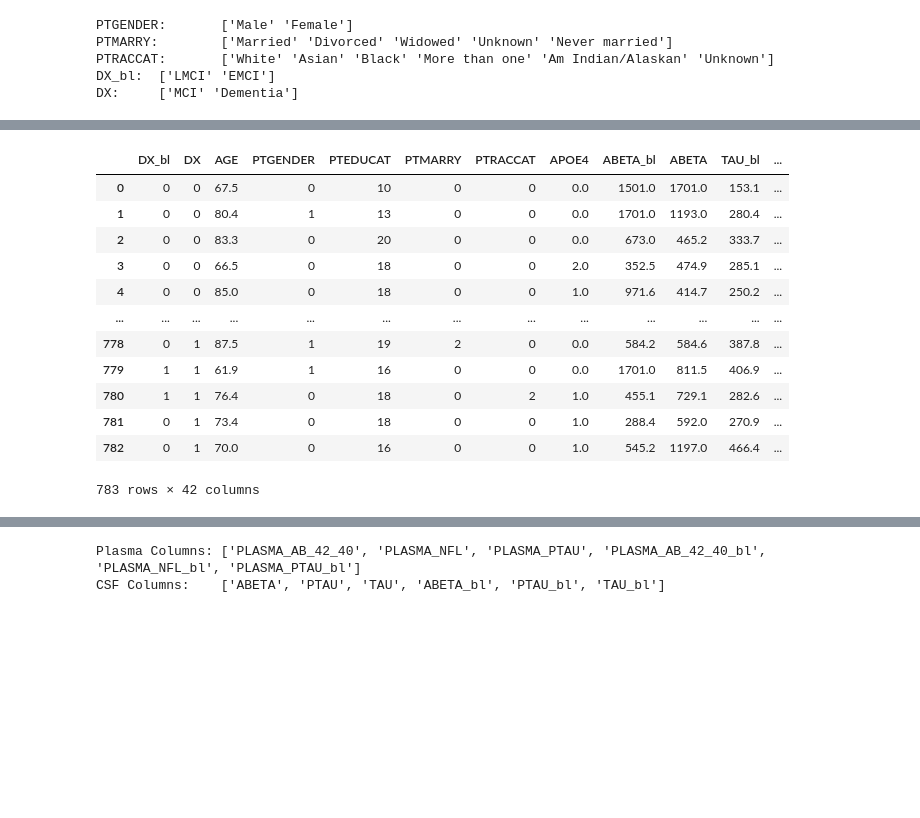
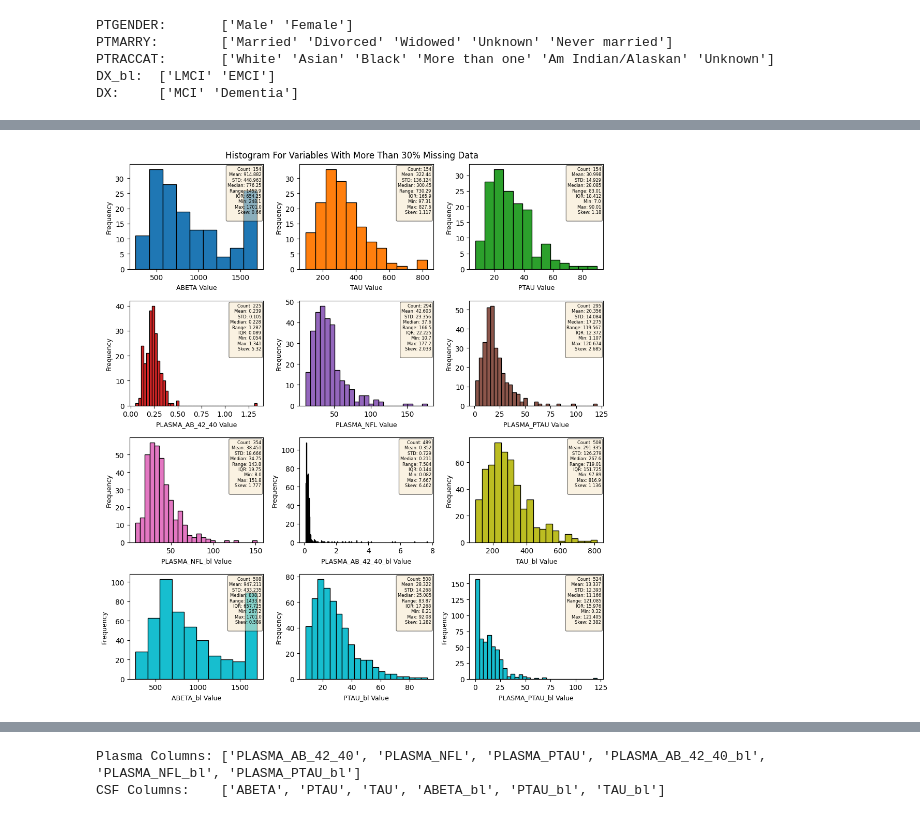
Before and after one commit to raoalihasan1/ML-MCI-AD-Conversion, a Jupyter notebook: data_preprocessing.ipynb, the cells around one changed output, grey strips where cells are left out. Drawn from its saved outputs; the diff is of its cells as text; code cells hidden in the pictures; blank space fills up the shorter version.

```diff
--- a/data_preprocessing.ipynb
+++ b/data_preprocessing.ipynb
@@ -497,22 +500,21 @@ dtype: int64
+# %%
+# Find the names of the columns that have more than 30% of the data missing
+missing_more_than = 30
+column_names = null_count_percent[null_count_percent > missing_more_than].index
+
+# Create a new df of those specific columns
+missing_data_df = merged_df[column_names]
+
+
+# Plot the histograms for all those columns and the
+# numerical statistics calculated above visually
+cols_histogram_of_df(
+    missing_data_df,
+    f"Histogram For Variables With More Than {missing_more_than}% Missing Data",
+)
+# %% [output]
+[figure, added]
 # %%
-# Convert numerical values that are objects into float64 to be able to apply MICE forest
+# Convert numerical values that are objects into float64 to be able to apply imputation
 for col in merged_df.select_dtypes(include=["object"]).columns:
     merged_df[col] = pd.to_numeric(merged_df[col])
-
-# Use MICE forest to impute the missing data
-merged_df_imputed = mice_forest_data_imputation(merged_df)
-merged_df_imputed
-# %% [output]
-|  | DX_bl | DX | AGE | PTGENDER | PTEDUCAT | PTMARRY | PTRACCAT | APOE4 | ABETA_bl | ABETA | TAU_bl | ... |
-| 0 | 0 | 0 | 67.5 | 0 | 10 | 0 | 0 | 0.0 | 1501.0 | 1701.0 | 153.1 | ... |
-| 1 | 0 | 0 | 80.4 | 1 | 13 | 0 | 0 | 0.0 | 1701.0 | 1193.0 | 280.4 | ... |
-| 2 | 0 | 0 | 83.3 | 0 | 20 | 0 | 0 | 0.0 | 673.0 | 465.2 | 333.7 | ... |
-| 3 | 0 | 0 | 66.5 | 0 | 18 | 0 | 0 | 2.0 | 352.5 | 474.9 | 285.1 | ... |
-| 4 | 0 | 0 | 85.0 | 0 | 18 | 0 | 0 | 1.0 | 971.6 | 414.7 | 250.2 | ... |
-| ... | ... | ... | ... | ... | ... | ... | ... | ... | ... | ... | ... | ... |
-| 778 | 0 | 1 | 87.5 | 1 | 19 | 2 | 0 | 0.0 | 584.2 | 584.6 | 387.8 | ... |
-| 779 | 1 | 1 | 61.9 | 1 | 16 | 0 | 0 | 0.0 | 1701.0 | 811.5 | 406.9 | ... |
-| 780 | 1 | 1 | 76.4 | 0 | 18 | 0 | 2 | 1.0 | 455.1 | 729.1 | 282.6 | ... |
-| 781 | 0 | 1 | 73.4 | 0 | 18 | 0 | 0 | 1.0 | 288.4 | 592.0 | 270.9 | ... |
-| 782 | 0 | 1 | 70.0 | 0 | 16 | 0 | 0 | 1.0 | 545.2 | 1197.0 | 466.4 | ... |
-783 rows × 42 columns
```
Also changed, not shown: parts of 9 cells of this notebook.
